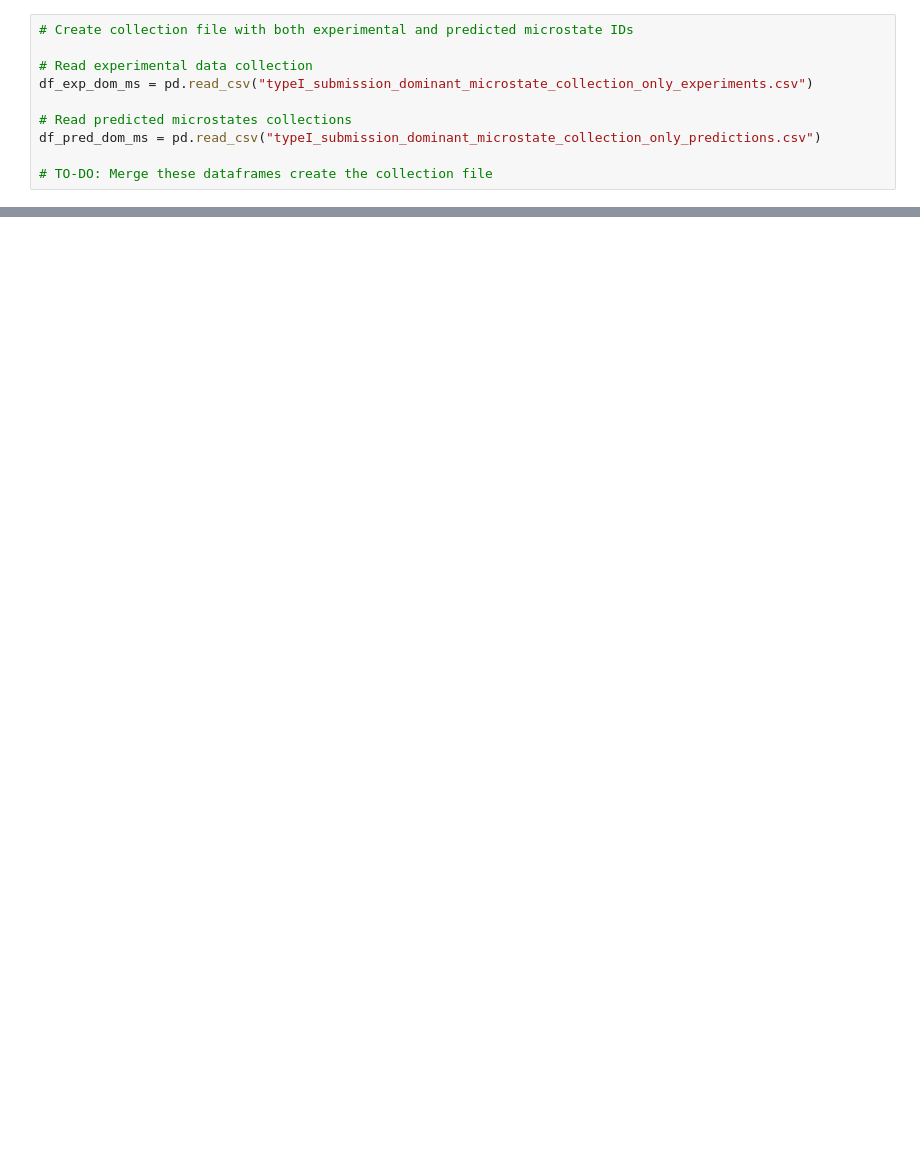
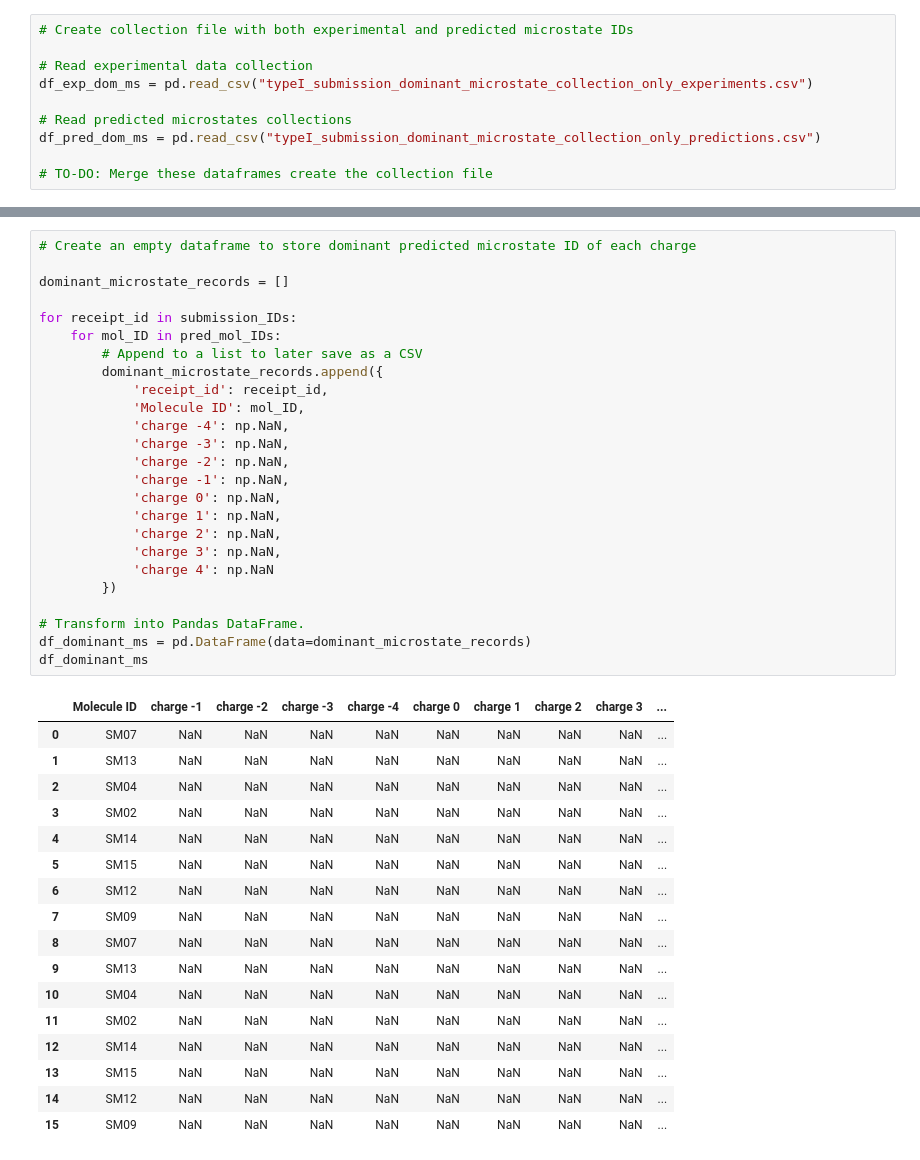
Before and after one commit to choderalab/sampl6-physicochemical-properties, a Jupyter notebook: analysis_of_pKa_predictions/20191003_typeI_microstate_deltaG_calculation/calc_relative_free_energy_at_pH_0.ipynb, the cells around one changed output, grey strips where cells are left out. Drawn from its saved outputs; the diff is of its cells as text; blank space fills up the shorter version.

```diff
--- a/analysis_of_pKa_predictions/20191003_typeI_microstate_deltaG_calculation/calc_relative_free_energy_at_pH_0.ipynb
+++ b/analysis_of_pKa_predictions/20191003_typeI_microstate_deltaG_calculation/calc_relative_free_energy_at_pH_0.ipynb
@@ -281,0 +528,43 @@ df_pred_dom_ms = pd.read_csv("typeI_submission_dominant_microstate_collection_on
+# %%
+# Create an empty dataframe to store dominant predicted microstate ID of each charge
+
+dominant_microstate_records = []
+
+for receipt_id in submission_IDs:
+    for mol_ID in pred_mol_IDs:
+        # Append to a list to later save as a CSV
+        dominant_microstate_records.append({
+            'receipt_id': receipt_id,
+            'Molecule ID': mol_ID,
+            'charge -4': np.NaN,
+            'charge -3': np.NaN,
+            'charge -2': np.NaN,
+            'charge -1': np.NaN,
+            'charge 0': np.NaN,
+            'charge 1': np.NaN,
+            'charge 2': np.NaN,
+            'charge 3': np.NaN,
+            'charge 4': np.NaN
+        })
+
+# Transform into Pandas DataFrame.
+df_dominant_ms = pd.DataFrame(data=dominant_microstate_records)
+df_dominant_ms
+# %% [output]
+|  | Molecule ID | charge -1 | charge -2 | charge -3 | charge -4 | charge 0 | charge 1 | charge 2 | charge 3 | ... |
+| 0 | SM07 | NaN | NaN | NaN | NaN | NaN | NaN | NaN | NaN | ... |
+| 1 | SM13 | NaN | NaN | NaN | NaN | NaN | NaN | NaN | NaN | ... |
+| 2 | SM04 | NaN | NaN | NaN | NaN | NaN | NaN | NaN | NaN | ... |
+| 3 | SM02 | NaN | NaN | NaN | NaN | NaN | NaN | NaN | NaN | ... |
+| 4 | SM14 | NaN | NaN | NaN | NaN | NaN | NaN | NaN | NaN | ... |
+| 5 | SM15 | NaN | NaN | NaN | NaN | NaN | NaN | NaN | NaN | ... |
+| 6 | SM12 | NaN | NaN | NaN | NaN | NaN | NaN | NaN | NaN | ... |
+| 7 | SM09 | NaN | NaN | NaN | NaN | NaN | NaN | NaN | NaN | ... |
+| 8 | SM07 | NaN | NaN | NaN | NaN | NaN | NaN | NaN | NaN | ... |
+| 9 | SM13 | NaN | NaN | NaN | NaN | NaN | NaN | NaN | NaN | ... |
+| 10 | SM04 | NaN | NaN | NaN | NaN | NaN | NaN | NaN | NaN | ... |
+| 11 | SM02 | NaN | NaN | NaN | NaN | NaN | NaN | NaN | NaN | ... |
+| 12 | SM14 | NaN | NaN | NaN | NaN | NaN | NaN | NaN | NaN | ... |
+| 13 | SM15 | NaN | NaN | NaN | NaN | NaN | NaN | NaN | NaN | ... |
+| 14 | SM12 | NaN | NaN | NaN | NaN | NaN | NaN | NaN | NaN | ... |
+| 15 | SM09 | NaN | NaN | NaN | NaN | NaN | NaN | NaN | NaN | ... |
```
Also changed, not shown: parts of 25 cells of this notebook, 4 other files.
